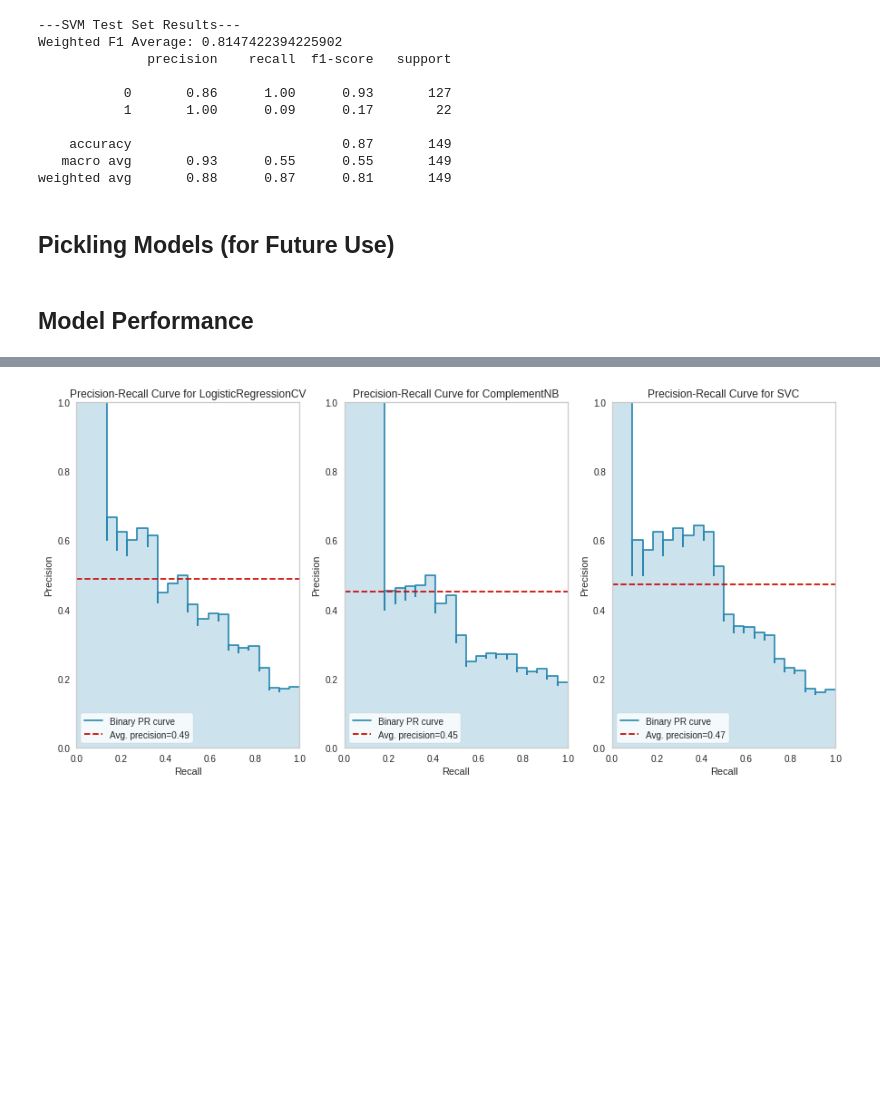
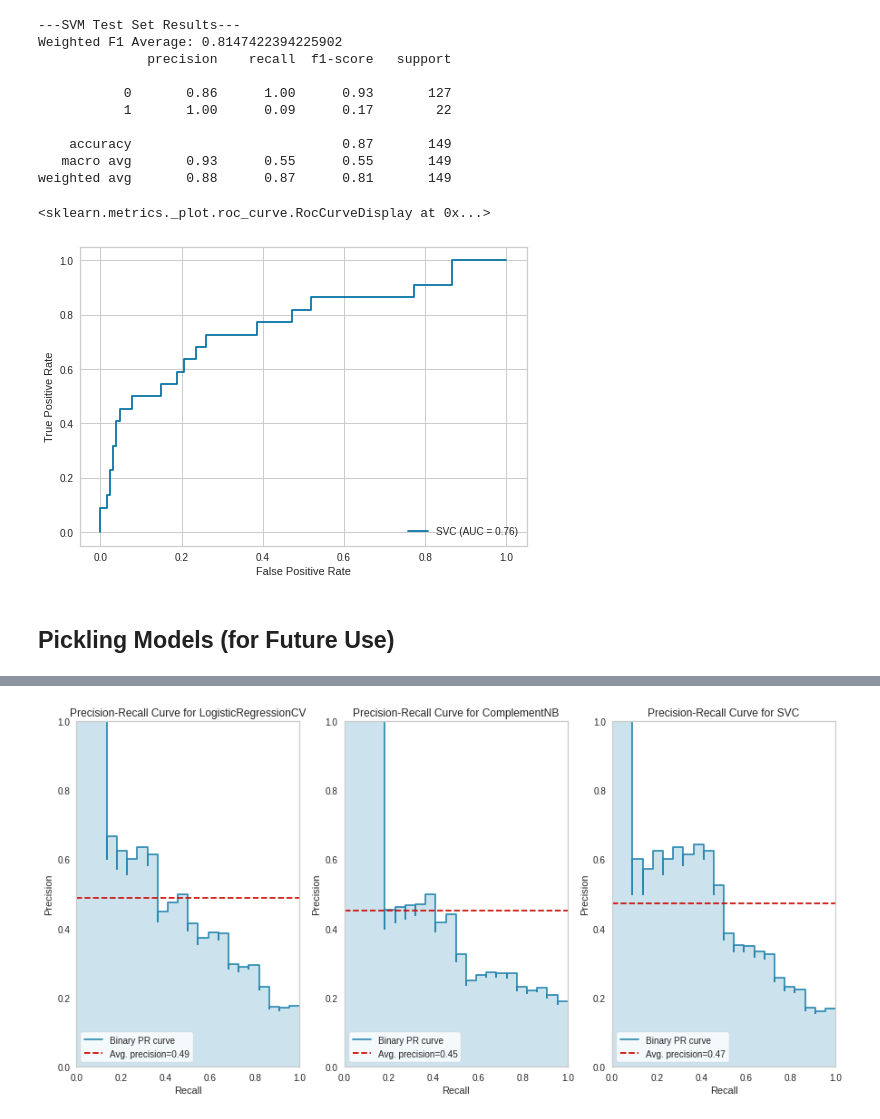
Before and after one commit to Paulj1989/bulgarian-constitutional-court-decisions, a Jupyter notebook: models/baseline_models.ipynb, the cells around one changed output, grey strips where cells are left out. Cells and saved outputs as stored; diff of their text form; code cells hidden in the pictures; blank space fills up the shorter version.

```diff
--- a/models/baseline_models.ipynb
+++ b/models/baseline_models.ipynb
@@ -85,14 +90,10 @@ y = df.label_id.values
 # %%
-# splitting data into train and test splits in order to test predictive accuracy
-X_train, X_test, y_train, y_test = train_test_split(
-    X, y, test_size=0.4, random_state=0, shuffle=True
-)
-
 # computes and then fits logistic regression that implements cross-validation as a part of the process
 # cv = number of cross validation folds
-log_reg = LogisticRegressionCV(cv=8, scoring="accuracy", n_jobs=-1, verbose=3).fit(
-    X_train, y_train
-)
+log_reg = LogisticRegressionCV(cv=8, scoring="accuracy", n_jobs=-1)
+
+# fit model
+log_reg.fit(X_train, y_train)
 
 # model accuracy
 log_predictions = log_reg.predict(X_test)
@@ -175,6 +178,13 @@ Weighted F1 Average: 0.8147422394225902
     accuracy                           0.87       149
    macro avg       0.93      0.55      0.55       149
 weighted avg       0.88      0.87      0.81       149
+# %%
+# error plotting yb method, using sklearn instead
+## TODO - solve error and plot using more detailed yb method
+plot_roc_curve(SVM, X_test, y_test)
+# %% [output]
+<sklearn.metrics._plot.roc_curve.RocCurveDisplay at 0x...>
+[figure, added]
 # %% [markdown]
 ## Pickling Models (for Future Use)
 # %%
@@ -185,5 +195,3 @@ pickle.dump(tfidf, open("tfidf.pickle", "wb"))
 pickle.dump(log_reg, open("log_reg.pickle", "wb"))
 pickle.dump(nb, open("nb.pickle", "wb"))
 pickle.dump(SVM, open("svm.pickle", "wb"))
-# %% [markdown]
-## Model Performance
```
Also changed, not shown: parts of 8 cells of this notebook.
